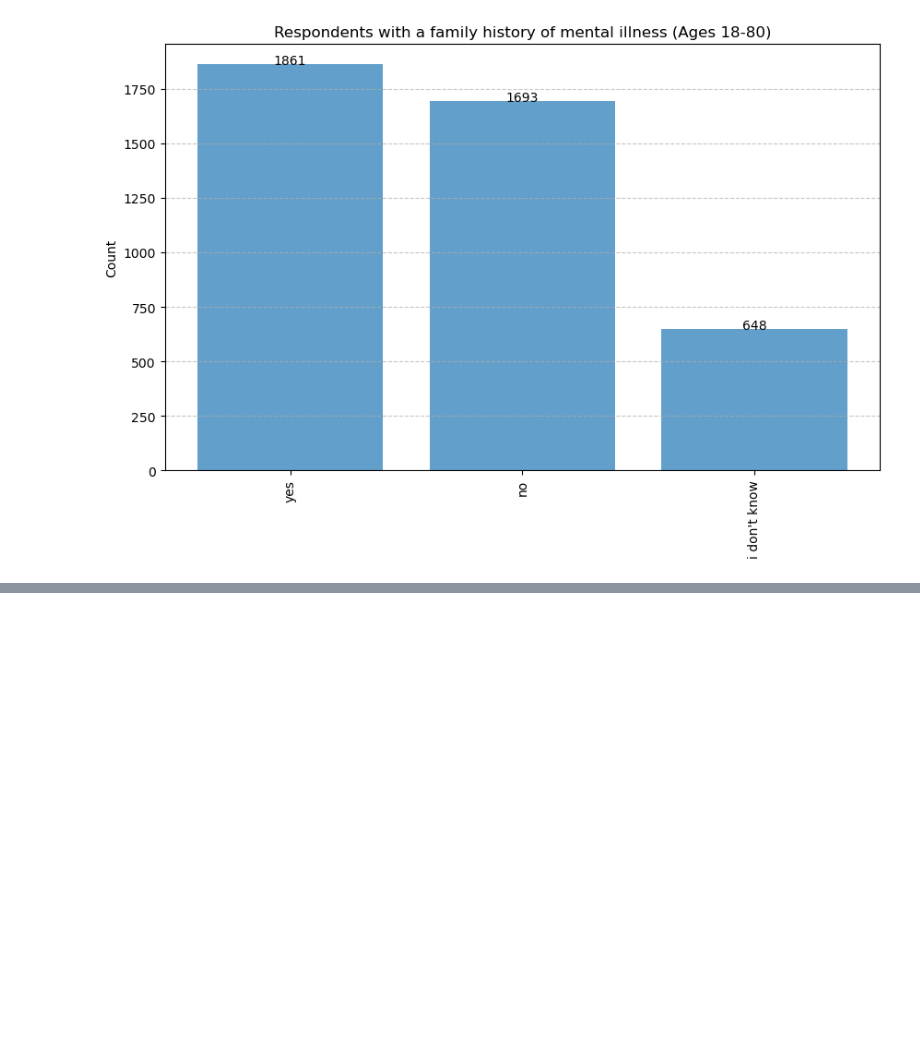
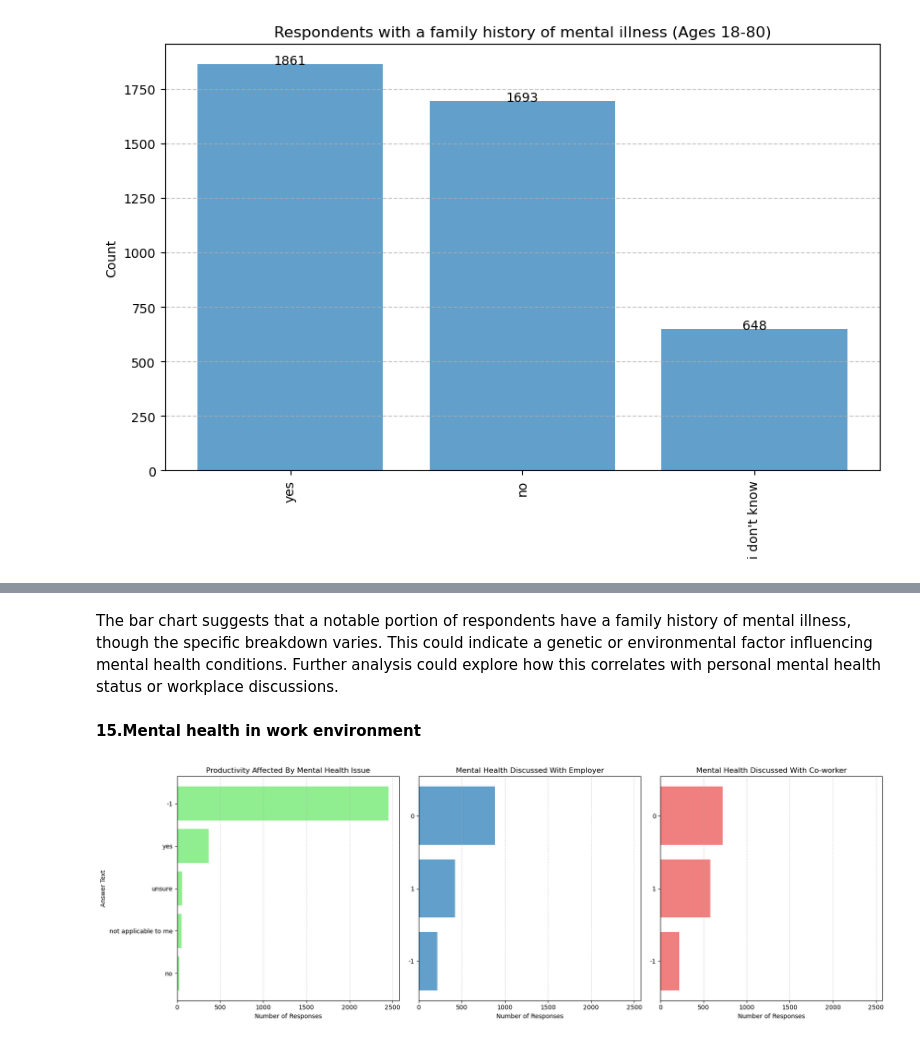
Before and after one commit to Kristaps-E/EDA_Mental_health_in_teach, a Jupyter notebook: EDA.IPYNB, the cells around one changed output, grey strips where cells are left out. Saved outputs shown, nothing was run; the diff lists cells and outputs as text; code cells hidden in the pictures; blank space fills up the shorter version.

```diff
--- a/EDA.IPYNB
+++ b/EDA.IPYNB
@@ -831,0 +950,51 @@ plt.show()
+# %% [markdown]
+The bar chart suggests that a notable portion of respondents have a family history of mental illness, though the specific breakdown varies. This could indicate a genetic or environmental factor influencing mental health conditions. Further analysis could explore how this correlates with personal mental health status or workplace discussions.
+# %% [markdown]
+**15.Mental health in work environment**
+# %%
+cursor = conn.cursor()
+
+def get_answer_counts(question_id):
+    query = f"""
+    SELECT AnswerText, COUNT(*) AS ResponseCount
+    FROM Answer
+    WHERE QuestionID = {question_id}
+    GROUP BY AnswerText
+    ORDER BY ResponseCount DESC;
+    """
+    cursor.execute(query)
+    return cursor.fetchall()
+
+answers_41 = get_answer_counts(41)
+answers_45 = get_answer_counts(45)
+answers_47 = get_answer_counts(47)
+answer_texts_41, response_counts_41 = zip(*answers_41) if answers_41 else ([], [])
+answer_texts_45, response_counts_45 = zip(*answers_45) if answers_45 else ([], [])
+answer_texts_47, response_counts_47 = zip(*answers_47) if answers_47 else ([], [])
+
+
+fig, axes = plt.subplots(1, 3, figsize=(18, 6), sharex=True)
+
+axes[0].barh(answer_texts_41, response_counts_41, color="lightgreen")
+axes[0].set_xlabel("Number of Responses")
+axes[0].set_ylabel("Answer Text")
+axes[0].set_title("Productivity Affected By Mental Health Issue")
+axes[0].invert_yaxis()
+axes[0].grid(axis="x", linestyle="--", alpha=0.5)
+
+axes[1].barh(answer_texts_45, response_counts_45, color="#629fca")
+axes[1].set_xlabel("Number of Responses")
+axes[1].set_title("Mental Health Discussed With Employer")
+axes[1].invert_yaxis()
+axes[1].grid(axis="x", linestyle="--", alpha=0.5)
+
+axes[2].barh(answer_texts_47, response_counts_47, color="lightcoral")
+axes[2].set_xlabel("Number of Responses")
+axes[2].set_title("Mental Health Discussed With Co-worker")
+axes[2].invert_yaxis()
+axes[2].grid(axis="x", linestyle="--", alpha=0.5)
+
+plt.tight_layout()
+plt.show()
+# %% [output]
+[figure, added]
```
Also changed, not shown: parts of 55 cells of this notebook, 3 other files.
